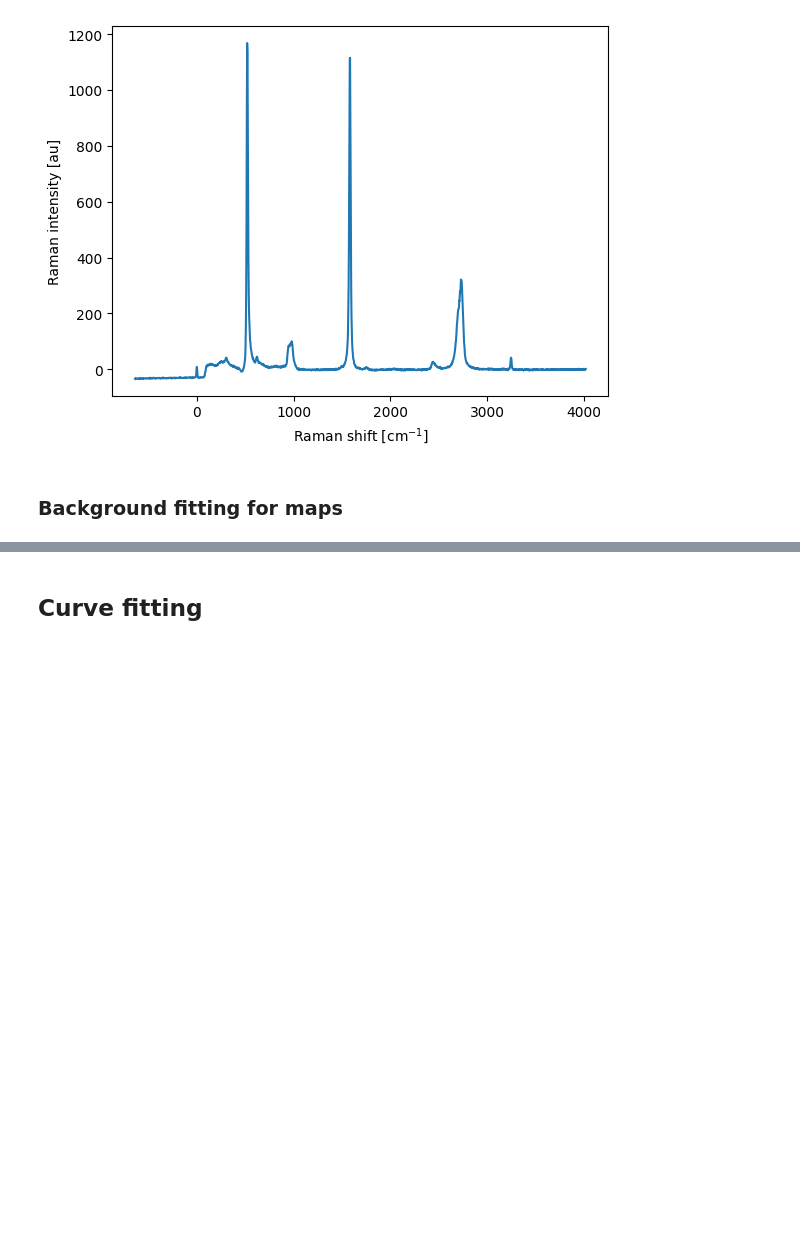
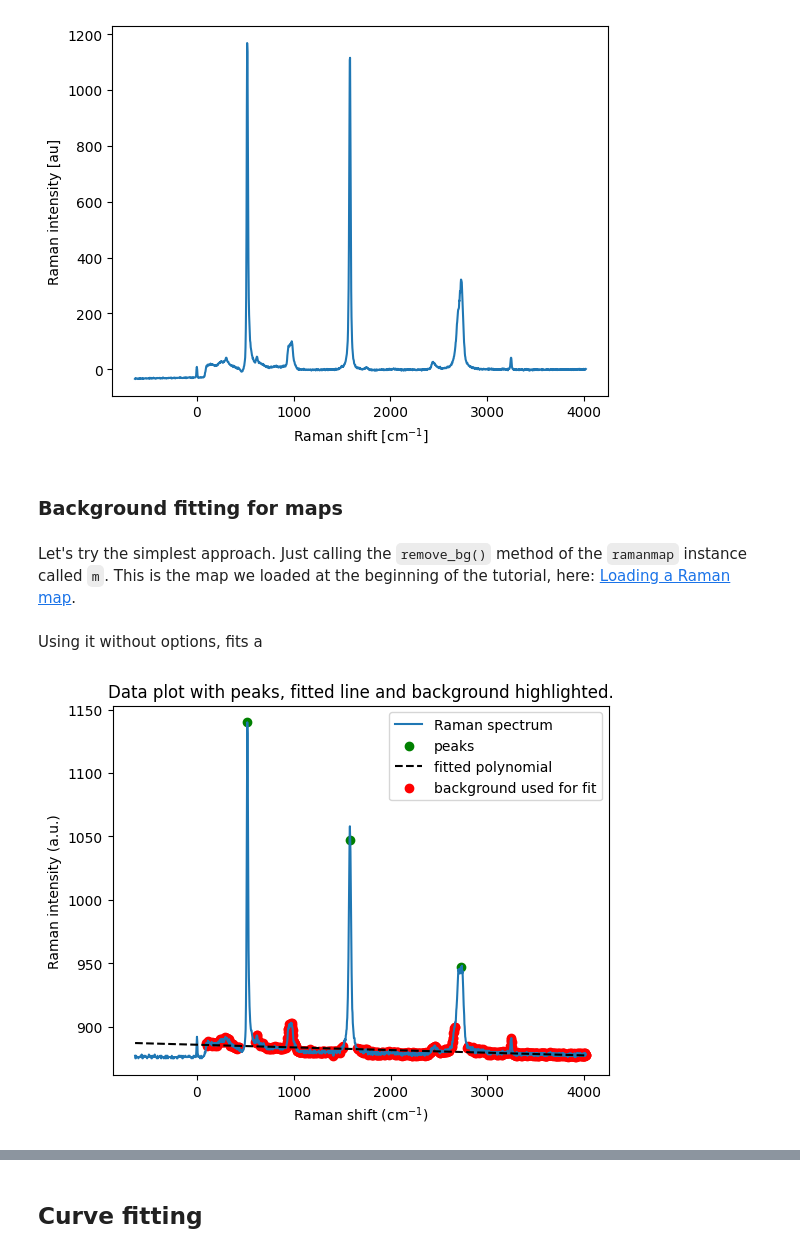
Before and after one commit to zrbyte/ramantools, a Jupyter notebook: ramantools tutorial.ipynb, the cells around one changed output, grey strips where cells are left out. Cells and saved outputs as stored; diff of their text form; code cells hidden in the pictures; blank space fills up the shorter version.

Commit message:
edits in tutorial

```diff
--- a/ramantools tutorial.ipynb
+++ b/ramantools tutorial.ipynb
@@ -370,3 +371,5 @@ single_spec_nobg.plot()
 [figure]
 # %% [markdown]
 ### Background fitting for maps
+# %% [markdown]
+Let's try the simplest approach. Just calling the `remove_bg()` method of the `ramanmap` instance called `m`. This is the map we loaded at the beginning of the tutorial, here: [Loading a Raman map](#Loading-a-Raman-map).
@@ -373 +378,3 @@ single_spec_nobg.plot()
+# %% [markdown]
+Using it without options, fits a
 # %%
@@ -374,0 +382,4 @@ middle = xrm.sel(width = m.size_x/2, height = m.size_y/2, method = 'nearest')
+# %%
+y_data_nobg, bg_values, coeff, params_used_at_run, mask = rt.bgsubtract(spec.coords['ramanshift'].data, spec.data, toplot = True, peak_pos = [520, 1583, 2730])
+# %% [output]
+[figure, added]
```
Also changed, not shown: parts of 9 cells of this notebook, 6 other files.
